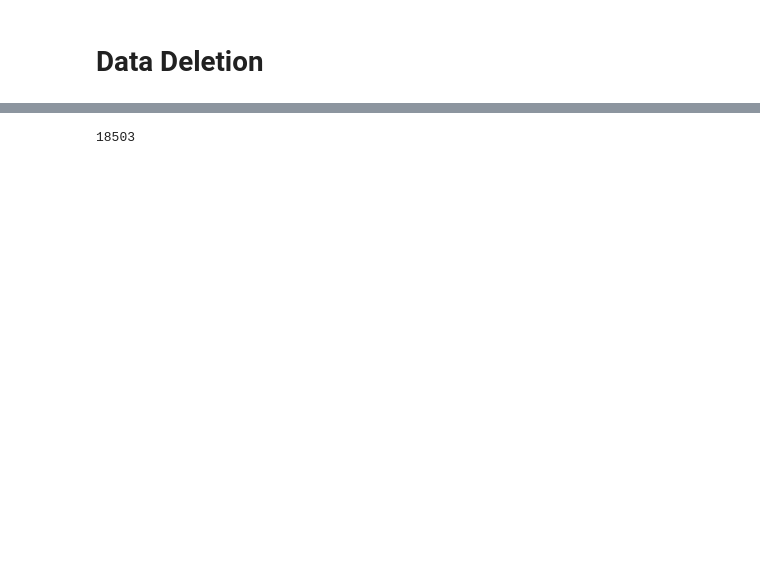
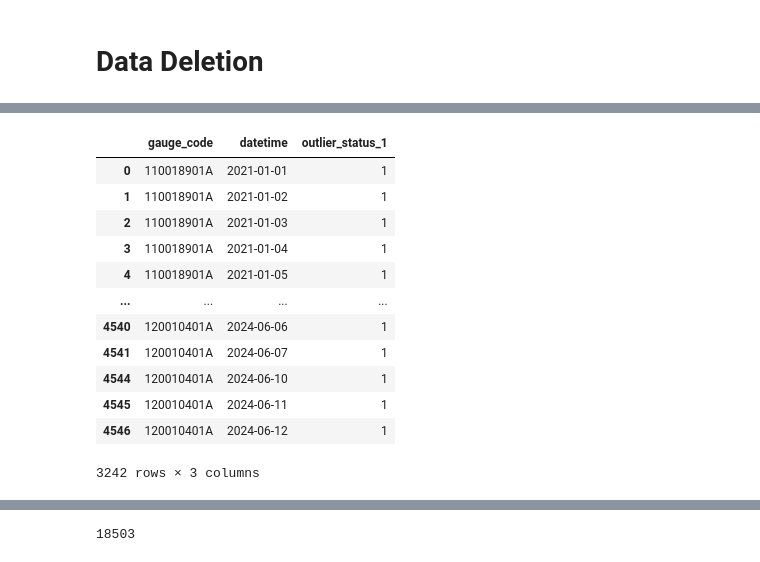
Before and after one commit to lindvidal/Brain-D-450mm, a Jupyter notebook: Scripts e Dados/1.8 - Data pre-classification.ipynb, the cells around one changed output, grey strips where cells are left out. Saved outputs shown, nothing was run; the diff lists cells and outputs as text; code cells hidden in the pictures; blank space fills up the shorter version.

```diff
--- a/Scripts e Dados/1.8 - Data pre-classification.ipynb
+++ b/Scripts e Dados/1.8 - Data pre-classification.ipynb
@@ -680 +714,22 @@ df_filter_1
+# %%
+df_filter_1 = read_hdf(
+    cleaned_path
+    , key='table_outlier_filter_1_export'
+)
+df_filter_1 = df_filter_1[['gauge_code', 'datetime', 'outlier_status_1']]
+df_filter_1
+# %% [output]
+|  | gauge_code | datetime | outlier_status_1 |
+| 0 | 110018901A | 2021-01-01 | 1 |
+| 1 | 110018901A | 2021-01-02 | 1 |
+| 2 | 110018901A | 2021-01-03 | 1 |
+| 3 | 110018901A | 2021-01-04 | 1 |
+| 4 | 110018901A | 2021-01-05 | 1 |
+| ... | ... | ... | ... |
+| 4540 | 120010401A | 2024-06-06 | 1 |
+| 4541 | 120010401A | 2024-06-07 | 1 |
+| 4544 | 120010401A | 2024-06-10 | 1 |
+| 4545 | 120010401A | 2024-06-11 | 1 |
+| 4546 | 120010401A | 2024-06-12 | 1 |
+3242 rows × 3 columns
 # %%
```
Also changed, not shown: parts of 52 cells of this notebook, 1 other file.
